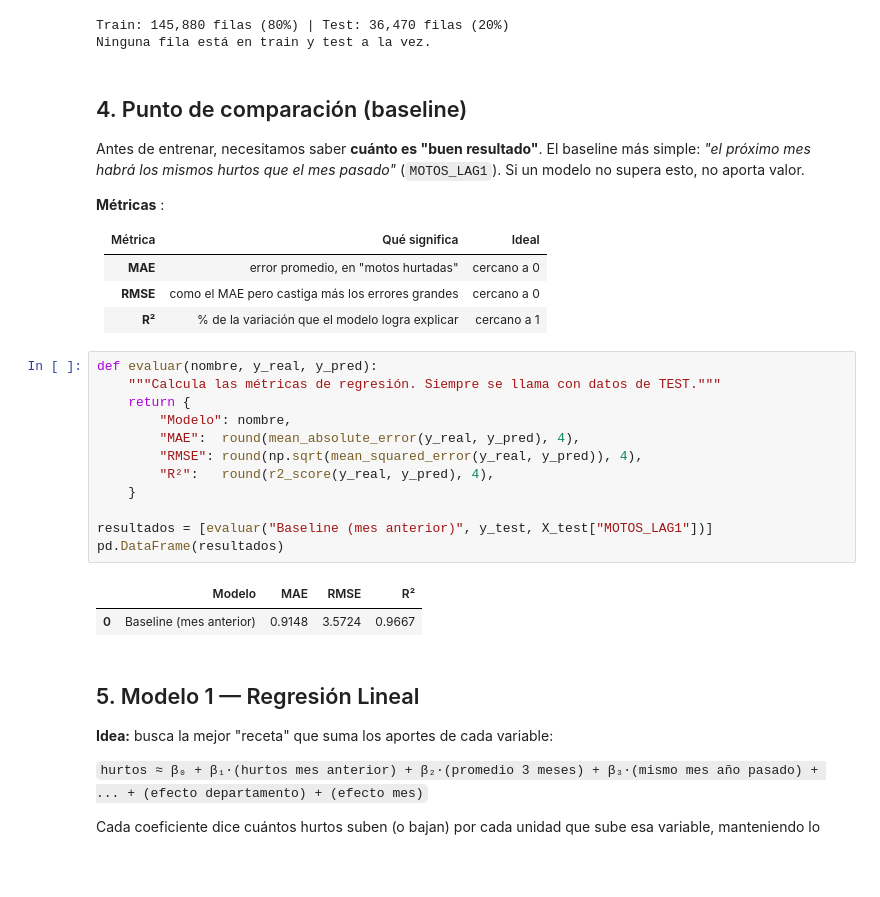
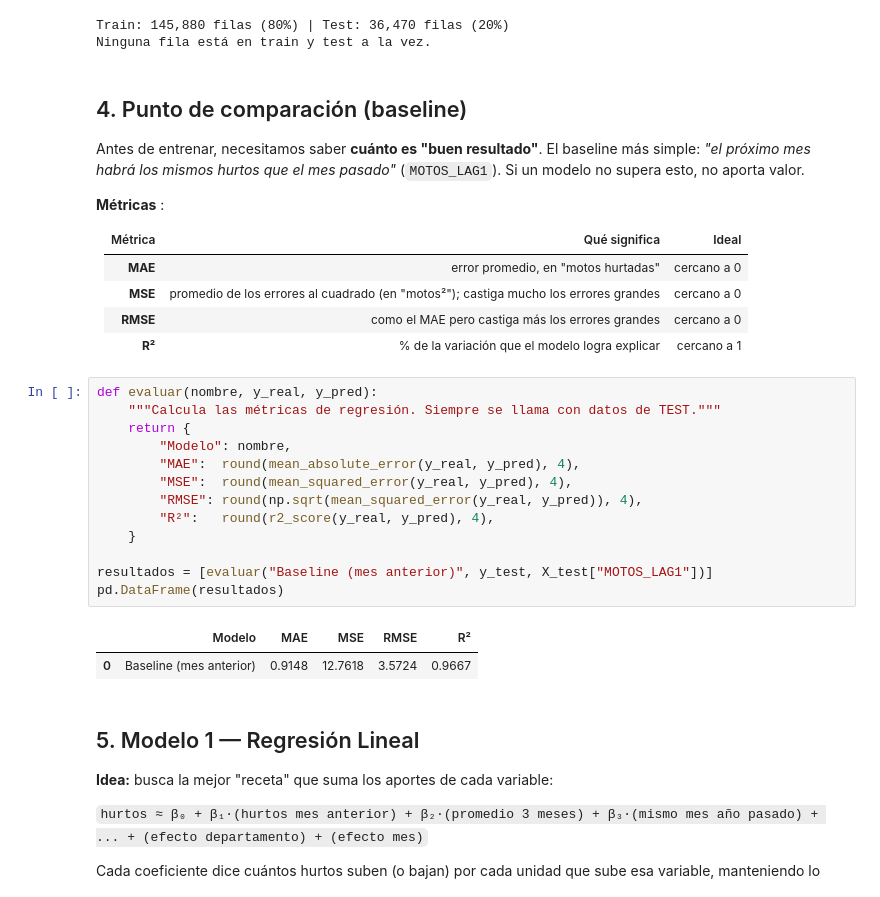
Before and after one commit to diego-11/Laboratorio_CienciaDatos, a Jupyter notebook: Proyecto 2 y 3 entrega/fase_c_modelos.ipynb, the cells around one changed output. Drawn from its saved outputs; the diff is of its cells as text; blank space fills up the shorter version.

```diff
--- a/Proyecto 2 y 3 entrega/fase_c_modelos.ipynb
+++ b/Proyecto 2 y 3 entrega/fase_c_modelos.ipynb
@@ -151,23 +155,25 @@ Antes de entrenar, necesitamos saber **cuánto es "buen resultado"**. El baselin
 | Métrica | Qué significa | Ideal |
 |---|---|---|
 | **MAE** | error promedio, en "motos hurtadas" | cercano a 0 |
+| **MSE** | promedio de los errores al cuadrado (en "motos²"); castiga mucho los errores grandes | cercano a 0 |
 | **RMSE** | como el MAE pero castiga más los errores grandes | cercano a 0 |
 | **R²** | % de la variación que el modelo logra explicar | cercano a 1 |
 # %%
 def evaluar(nombre, y_real, y_pred):
     """Calcula las métricas de regresión. Siempre se llama con datos de TEST."""
     return {
         "Modelo": nombre,
         "MAE":  round(mean_absolute_error(y_real, y_pred), 4),
+        "MSE":  round(mean_squared_error(y_real, y_pred), 4),
         "RMSE": round(np.sqrt(mean_squared_error(y_real, y_pred)), 4),
         "R²":   round(r2_score(y_real, y_pred), 4),
     }
 
 resultados = [evaluar("Baseline (mes anterior)", y_test, X_test["MOTOS_LAG1"])]
 pd.DataFrame(resultados)
 # %% [output]
-|  | Modelo | MAE | RMSE | R² |
-| 0 | Baseline (mes anterior) | 0.9148 | 3.5724 | 0.9667 |
+|  | Modelo | MAE | MSE | RMSE | R² |
+| 0 | Baseline (mes anterior) | 0.9148 | 12.7618 | 3.5724 | 0.9667 |
 # %% [markdown]
 ## 5. Modelo 1 — Regresión Lineal
 
```
Also changed, not shown: parts of 30 cells of this notebook, 1 other file.
